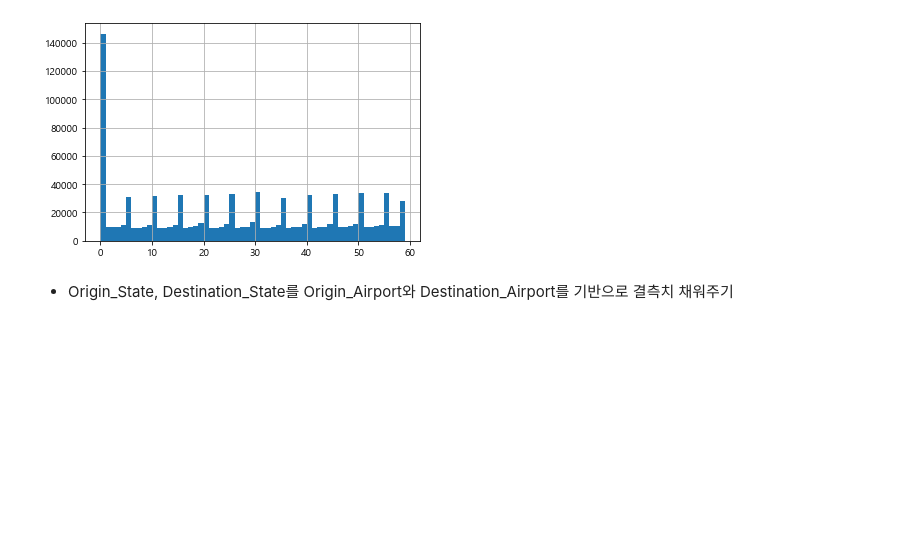
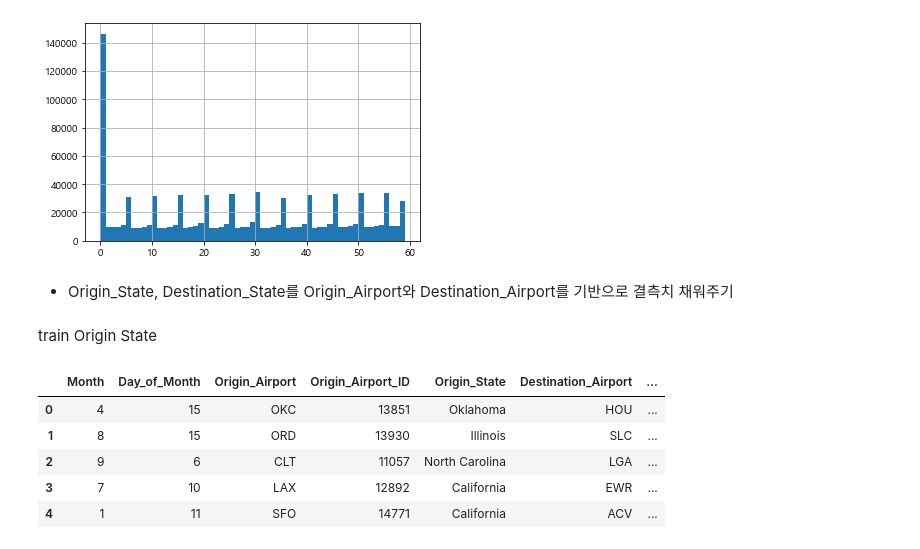
Before and after one commit to ParkGyuho/dacon_flight, a Jupyter notebook: 02.DataPreprocessing.ipynb, the cells around one changed output. Drawn from its saved outputs; the diff is of its cells as text; code cells hidden in the pictures; blank space fills up the shorter version.

```diff
--- a/02.DataPreprocessing.ipynb
+++ b/02.DataPreprocessing.ipynb
@@ -102,13 +101,13 @@ Index(['Month', 'Day_of_Month', 'Origin_Airport', 'Origin_Airport_ID',
        'Estimated_Arrival_Min'],
       dtype='object')
 # %%
-train.reindex(columns=['Month', 'Day_of_Month', 'Estimated_Departure_Hour',
+train = train.reindex(columns=['Month', 'Day_of_Month', 'Estimated_Departure_Hour',
                        'Estimated_Departure_Min', 'Estimated_Arrival_Hour',
                        'Estimated_Arrival_Min', 'Origin_Airport', 'Origin_Airport_ID',
                        'Origin_State', 'Destination_Airport', 'Destination_Airport_ID',
                        'Destination_State', 'Distance', 'Airline', 'Carrier_Code(IATA)',
                        'Carrier_ID(DOT)', 'Tail_Number', 'Delay'])
-test.reindex(columns=['Month', 'Day_of_Month', 'Estimated_Departure_Hour',
+test = test.reindex(columns=['Month', 'Day_of_Month', 'Estimated_Departure_Hour',
                        'Estimated_Departure_Min', 'Estimated_Arrival_Hour',
                        'Estimated_Arrival_Min', 'Origin_Airport', 'Origin_Airport_ID',
                        'Origin_State', 'Destination_Airport', 'Destination_Airport_ID',
@@ -150,3 +135,14 @@ train['Estimated_Arrival_Min'].hist(bins=59)
 [figure]
 # %% [markdown]
 - Origin_State, Destination_State를 Origin_Airport와 Destination_Airport를 기반으로 결측치 채워주기
+# %% [markdown]
+train Origin State
+# %%
+train.head()
+# %% [output]
+|  | Month | Day_of_Month | Origin_Airport | Origin_Airport_ID | Origin_State | Destination_Airport | ... |
+| 0 | 4 | 15 | OKC | 13851 | Oklahoma | HOU | ... |
+| 1 | 8 | 15 | ORD | 13930 | Illinois | SLC | ... |
+| 2 | 9 | 6 | CLT | 11057 | North Carolina | LGA | ... |
+| 3 | 7 | 10 | LAX | 12892 | California | EWR | ... |
+| 4 | 1 | 11 | SFO | 14771 | California | ACV | ... |
```
Also changed, not shown: parts of 45 cells of this notebook.
